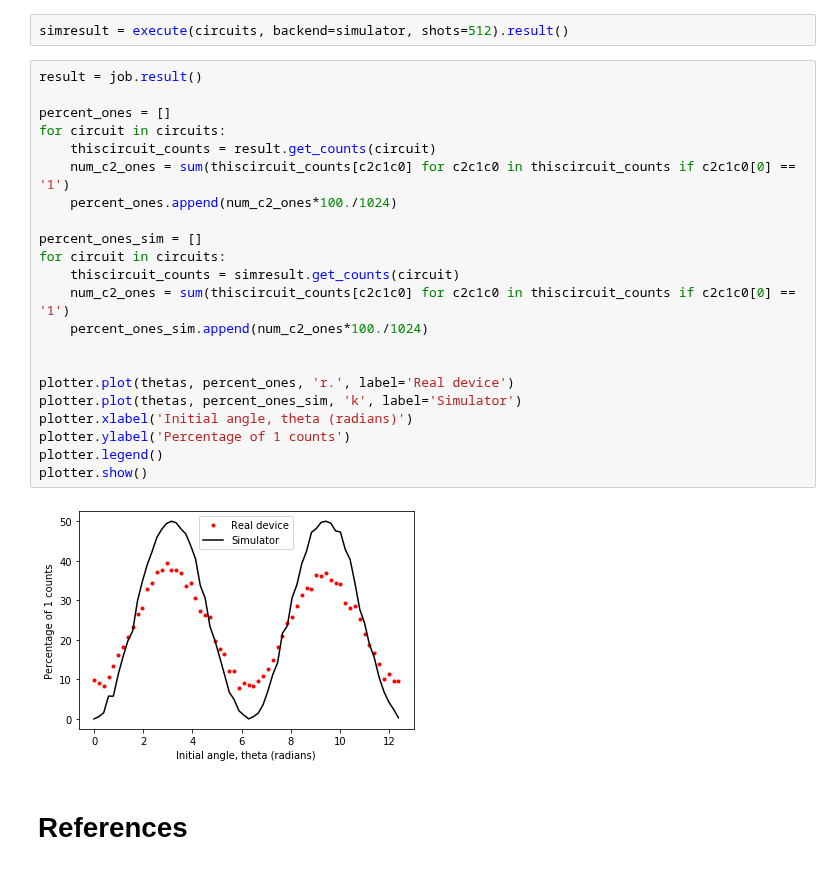
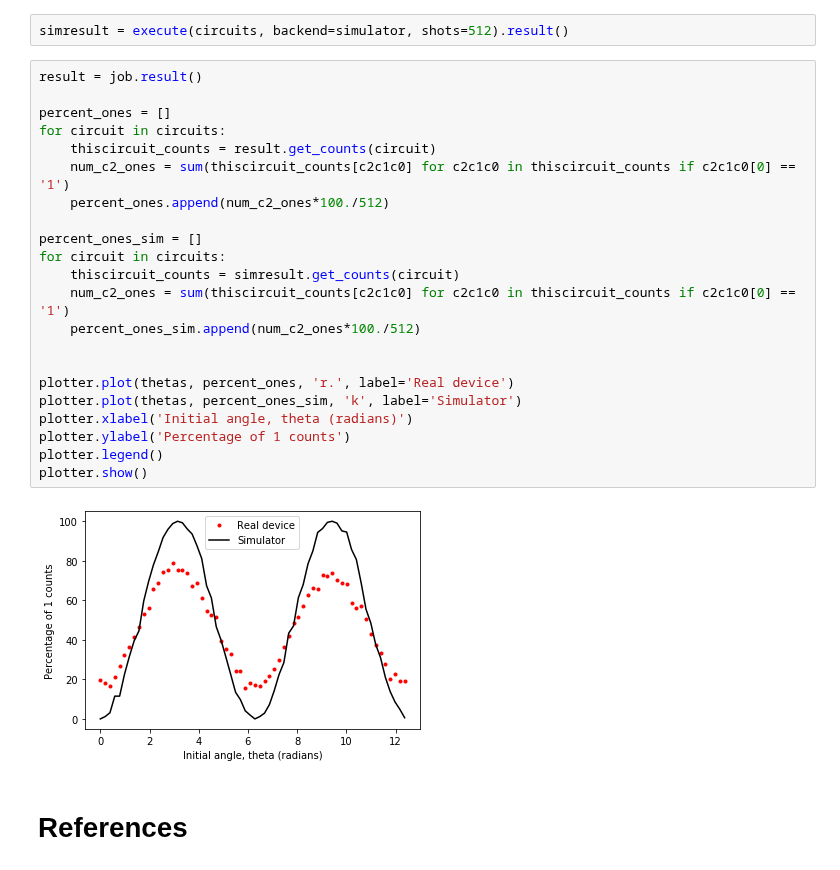
Before and after one commit to qiskit-community/qiskit-community-tutorials, a Jupyter notebook: Coding_With_Qiskit/ep5_Quantum_Teleportation.ipynb, the cells around one changed output. Saved outputs shown, nothing was run; the diff lists cells and outputs as text.

Commit message:
Update plot of hardware run of teleportation

```diff
--- a/Coding_With_Qiskit/ep5_Quantum_Teleportation.ipynb
+++ b/Coding_With_Qiskit/ep5_Quantum_Teleportation.ipynb
@@ -237,27 +237,27 @@ simresult = execute(circuits, backend=simulator, shots=512).result()
 # %%
 result = job.result()
 
 percent_ones = []
 for circuit in circuits:
     thiscircuit_counts = result.get_counts(circuit)
     num_c2_ones = sum(thiscircuit_counts[c2c1c0] for c2c1c0 in thiscircuit_counts if c2c1c0[0] == '1')
-    percent_ones.append(num_c2_ones*100./1024)
+    percent_ones.append(num_c2_ones*100./512)
 
 percent_ones_sim = []
 for circuit in circuits:
     thiscircuit_counts = simresult.get_counts(circuit)
     num_c2_ones = sum(thiscircuit_counts[c2c1c0] for c2c1c0 in thiscircuit_counts if c2c1c0[0] == '1')
-    percent_ones_sim.append(num_c2_ones*100./1024)
+    percent_ones_sim.append(num_c2_ones*100./512)
 
 
 plotter.plot(thetas, percent_ones, 'r.', label='Real device')
 plotter.plot(thetas, percent_ones_sim, 'k', label='Simulator')
 plotter.xlabel('Initial angle, theta (radians)')
 plotter.ylabel('Percentage of 1 counts')
 plotter.legend()
 plotter.show()
 # %% [output]
-[figure, old version]
+[figure, new version]
 # %% [markdown]
 # References
 # %% [markdown]
```
